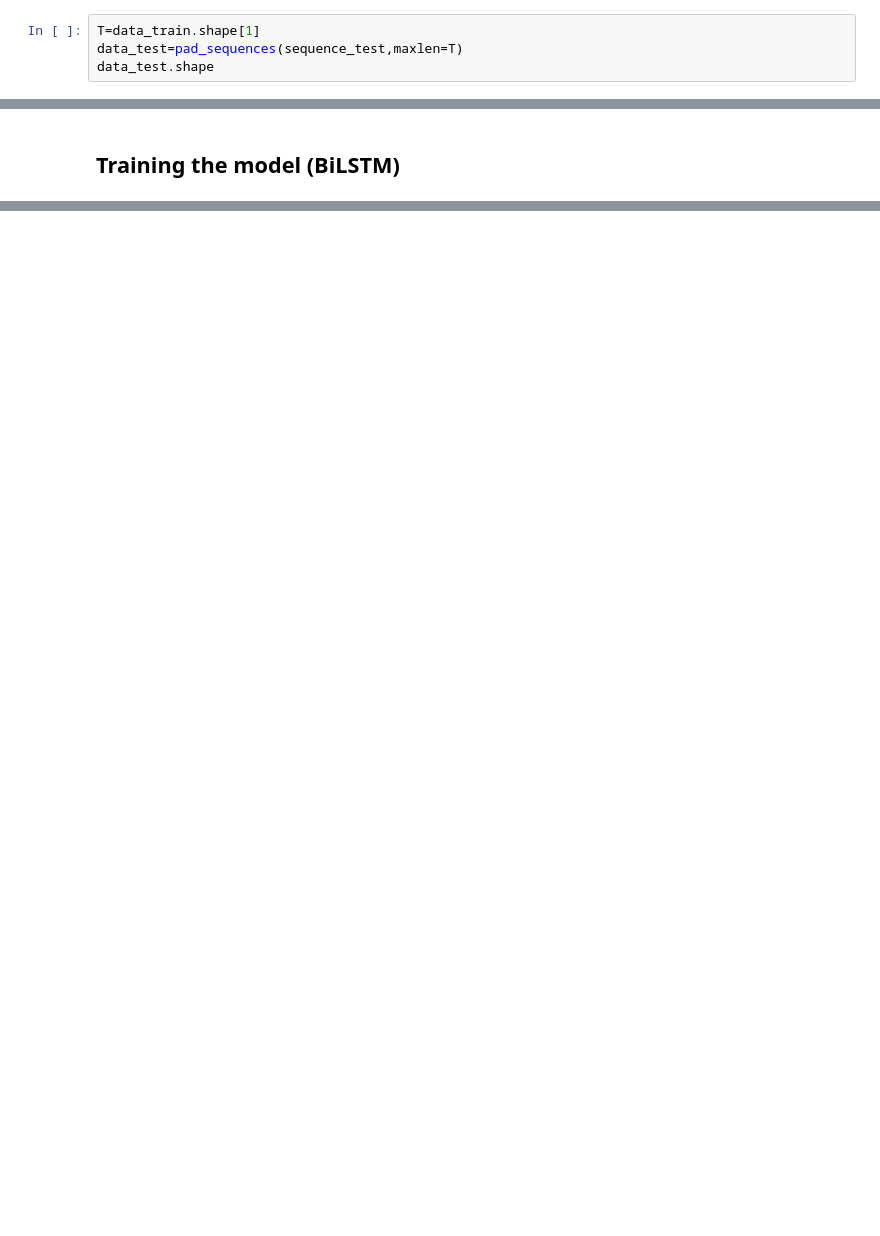
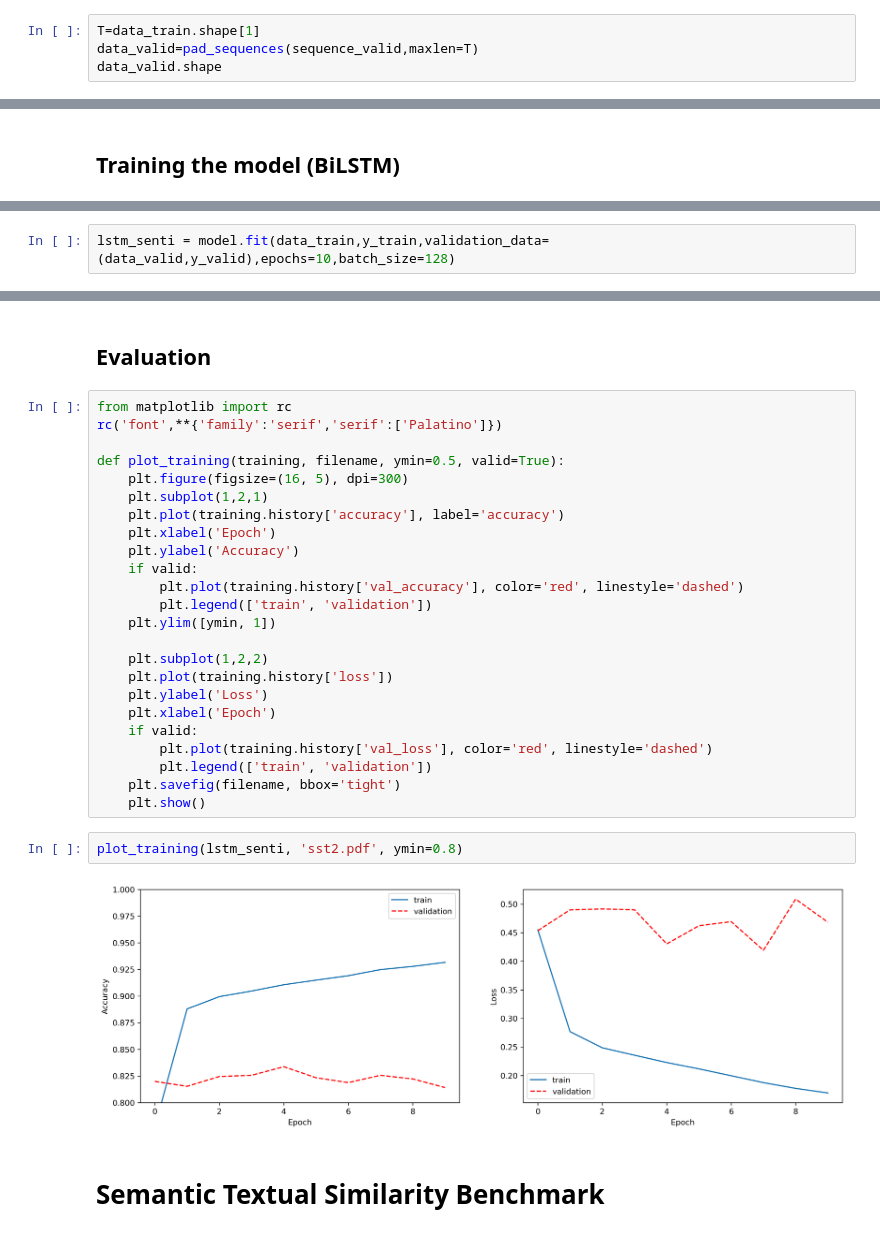
Before and after one commit to castorini/d-bert, a Jupyter notebook: student-model.ipynb, the cells around one changed output, grey strips where cells are left out. Drawn from its saved outputs; the diff is of its cells as text; blank space fills up the shorter version.

```diff
--- a/student-model.ipynb
+++ b/student-model.ipynb
@@ -82,5 +87,5 @@ data_train.shape
 # %%
 T=data_train.shape[1]
-data_test=pad_sequences(sequence_test,maxlen=T)
-data_test.shape
+data_valid=pad_sequences(sequence_valid,maxlen=T)
+data_valid.shape
 # %% [output]
@@ -257,0 +170,2 @@ print(classification_report(y_test,y_pred))
+# %%
+lstm_senti = model.fit(data_train,y_train,validation_data=(data_valid,y_valid),epochs=10,batch_size=128)
@@ -257,0 +193,32 @@ print(classification_report(y_test,y_pred))
+# %% [markdown]
+## Evaluation
+# %%
+from matplotlib import rc
+rc('font',**{'family':'serif','serif':['Palatino']})
+
+def plot_training(training, filename, ymin=0.5, valid=True):
+    plt.figure(figsize=(16, 5), dpi=300)
+    plt.subplot(1,2,1)
+    plt.plot(training.history['accuracy'], label='accuracy')
+    plt.xlabel('Epoch')
+    plt.ylabel('Accuracy')
+    if valid:
+        plt.plot(training.history['val_accuracy'], color='red', linestyle='dashed')
+        plt.legend(['train', 'validation'])
+    plt.ylim([ymin, 1])
+
+    plt.subplot(1,2,2)
+    plt.plot(training.history['loss'])
+    plt.ylabel('Loss')
+    plt.xlabel('Epoch')
+    if valid:
+        plt.plot(training.history['val_loss'], color='red', linestyle='dashed')
+        plt.legend(['train', 'validation'])
+    plt.savefig(filename, bbox='tight')
+    plt.show()
+# %%
+plot_training(lstm_senti, 'sst2.pdf', ymin=0.8)
+# %% [output]
+[figure, added]
+# %% [markdown]
+# Semantic Textual Similarity Benchmark
```
Also changed, not shown: parts of 62 cells of this notebook.
